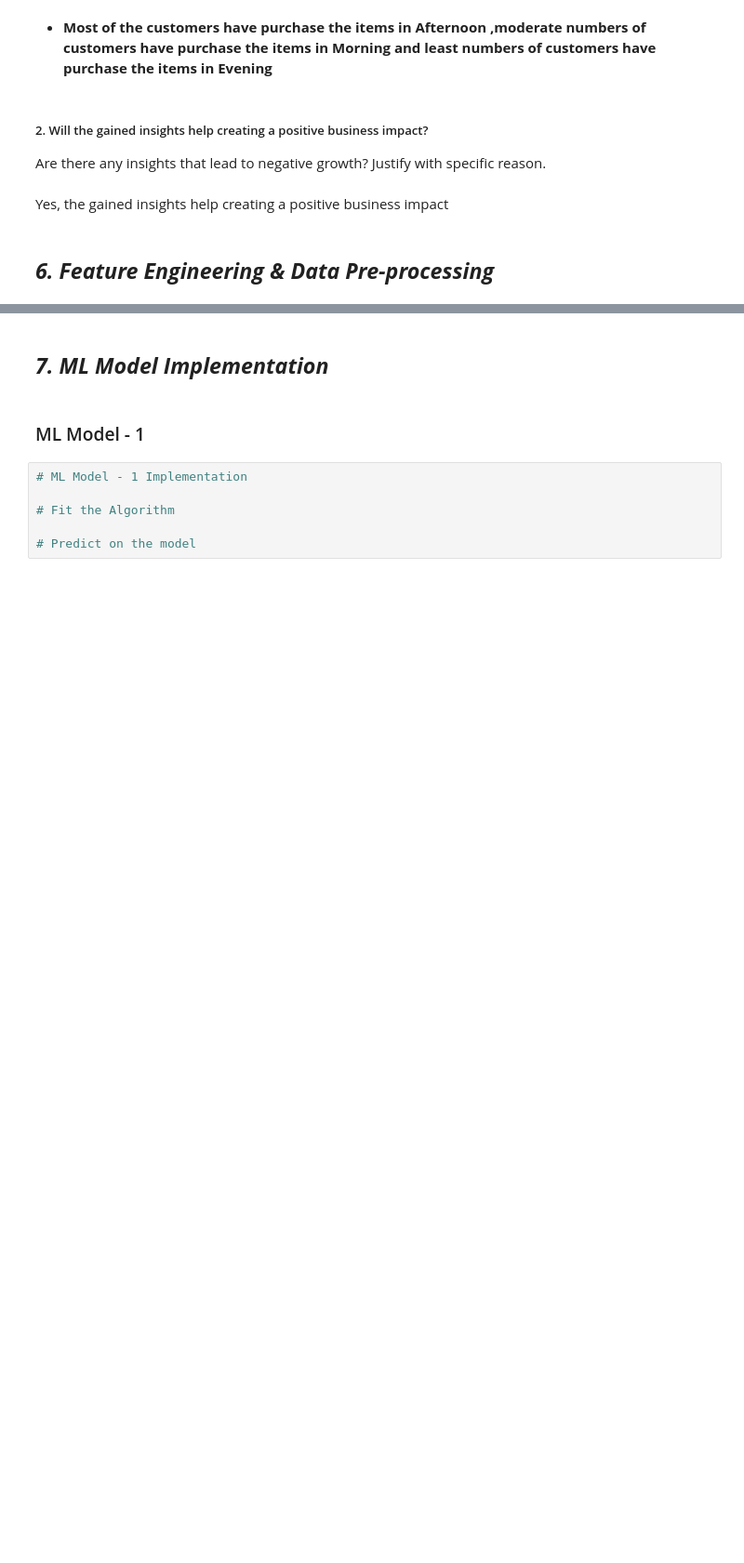
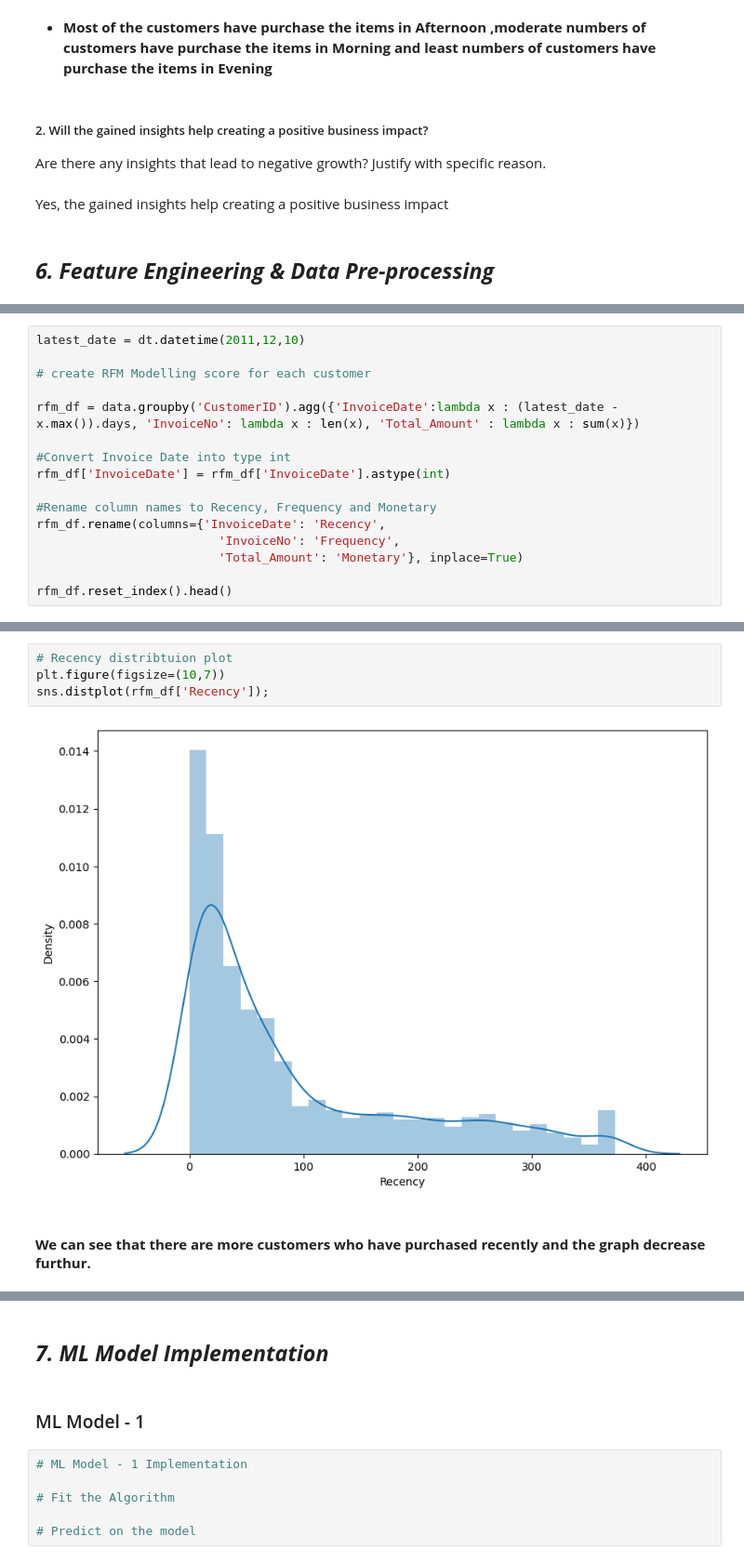
Before and after one commit to DhawalKhandait/Online-Retail-Customer-Segmentation-Clustering, a Jupyter notebook: Online_Retail_Customer_Segmentation.ipynb, the cells around one changed output, grey strips where cells are left out. Shown at 93% size. Saved outputs shown, nothing was run; the diff lists cells and outputs as text; blank space fills up the shorter version.

```diff
--- a/Online_Retail_Customer_Segmentation.ipynb
+++ b/Online_Retail_Customer_Segmentation.ipynb
@@ -1029,0 +923,16 @@ Answer Here.
+# %%
+latest_date = dt.datetime(2011,12,10)
+
+# create RFM Modelling score for each customer
+
+rfm_df = data.groupby('CustomerID').agg({'InvoiceDate':lambda x : (latest_date - x.max()).days, 'InvoiceNo': lambda x : len(x), 'Total_Amount' : lambda x : sum(x)})
+
+#Convert Invoice Date into type int
+rfm_df['InvoiceDate'] = rfm_df['InvoiceDate'].astype(int)
+
+#Rename column names to Recency, Frequency and Monetary
+rfm_df.rename(columns={'InvoiceDate': 'Recency',
+                         'InvoiceNo': 'Frequency',
+                         'Total_Amount': 'Monetary'}, inplace=True)
+
+rfm_df.reset_index().head()
@@ -1029,0 +959,8 @@ Answer Here.
+# %%
+# Recency distribtuion plot
+plt.figure(figsize=(10,7))
+sns.distplot(rfm_df['Recency']);
+# %% [output]
+[figure, added]
+# %% [markdown]
+#### **We can see that there are more customers who have purchased recently and the graph decrease furthur.**
```
Also changed, not shown: parts of 99 cells of this notebook.
